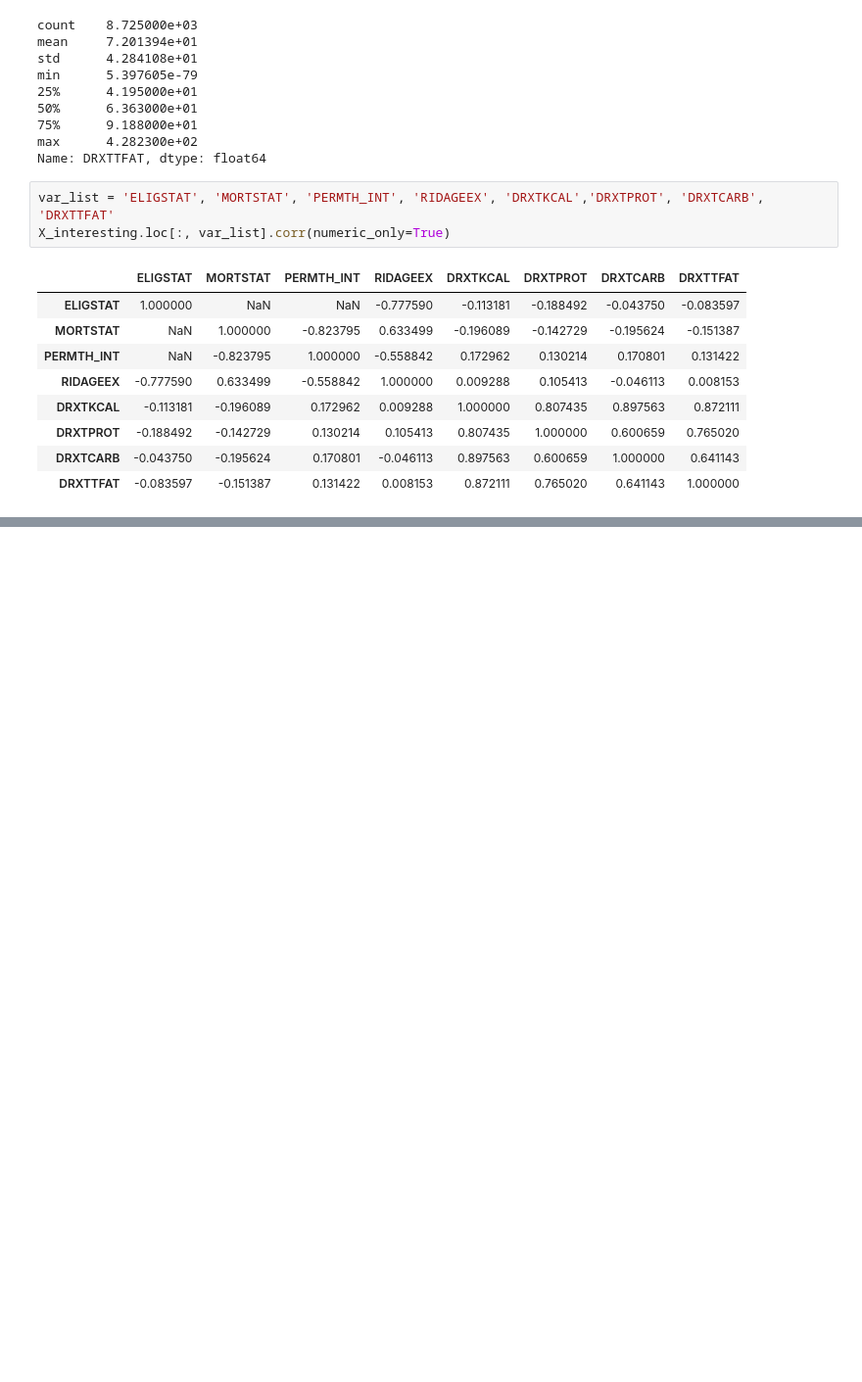
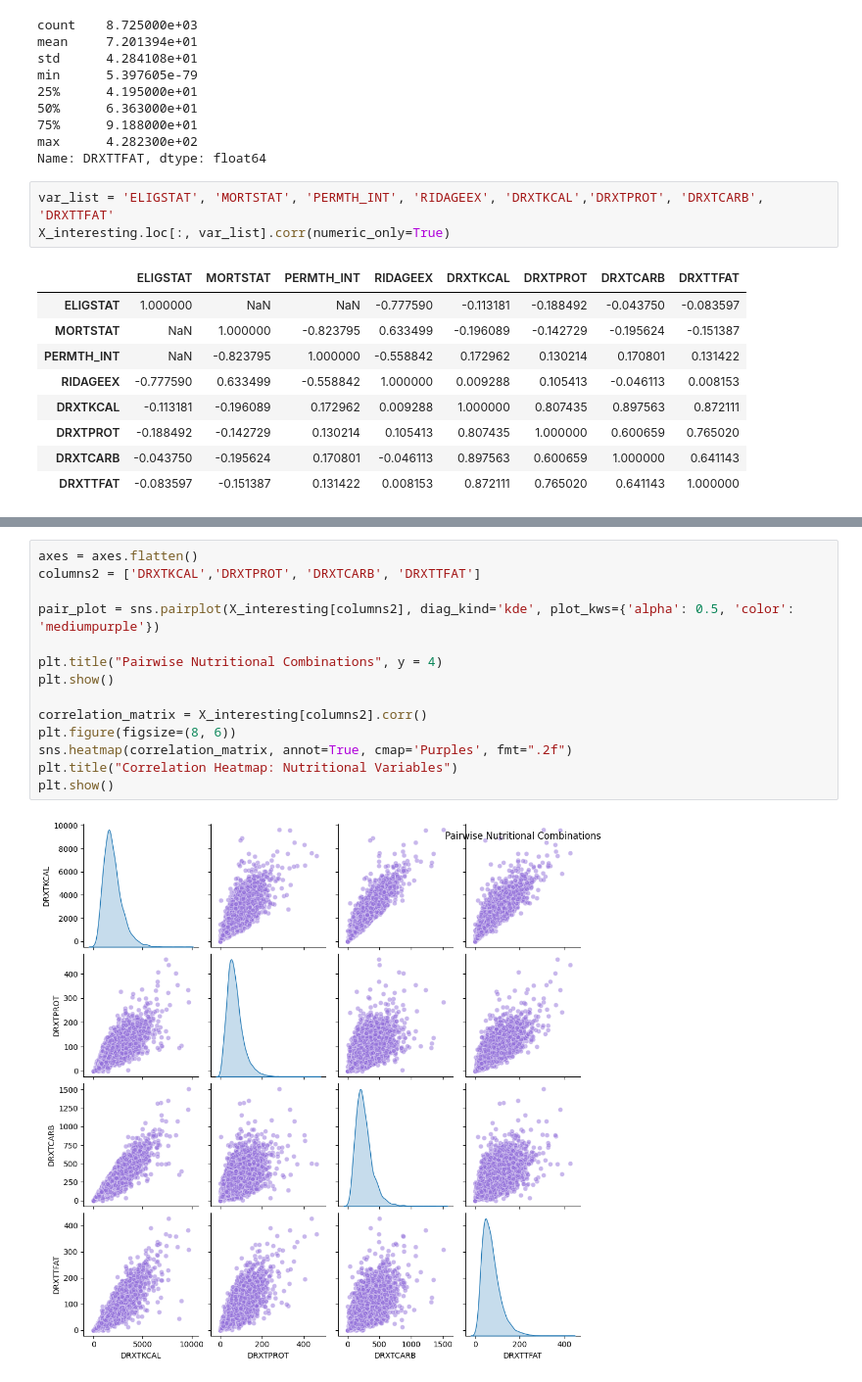
Before and after one commit to lainegoldmacher1/DS3021-project-1, a Jupyter notebook: project_1_bsds_part1.ipynb, the cells around one changed output, grey strips where cells are left out. Shown at 98% size. Cells and saved outputs as stored; diff of their text form; blank space fills up the shorter version.

```diff
--- a/project_1_bsds_part1.ipynb
+++ b/project_1_bsds_part1.ipynb
@@ -353,0 +390,16 @@ TypeError: 'DataFrame' object is not callable
+# %%
+axes = axes.flatten()
+columns2 = ['DRXTKCAL','DRXTPROT', 'DRXTCARB', 'DRXTTFAT']
+
+pair_plot = sns.pairplot(X_interesting[columns2], diag_kind='kde', plot_kws={'alpha': 0.5, 'color': 'mediumpurple'})
+
+plt.title("Pairwise Nutritional Combinations", y = 4)
+plt.show()
+
+correlation_matrix = X_interesting[columns2].corr()
+plt.figure(figsize=(8, 6))
+sns.heatmap(correlation_matrix, annot=True, cmap='Purples', fmt=".2f")
+plt.title("Correlation Heatmap: Nutritional Variables")
+plt.show()
+# %% [output]
+[figure, added]
```
Also changed, not shown: parts of 7 cells of this notebook.
